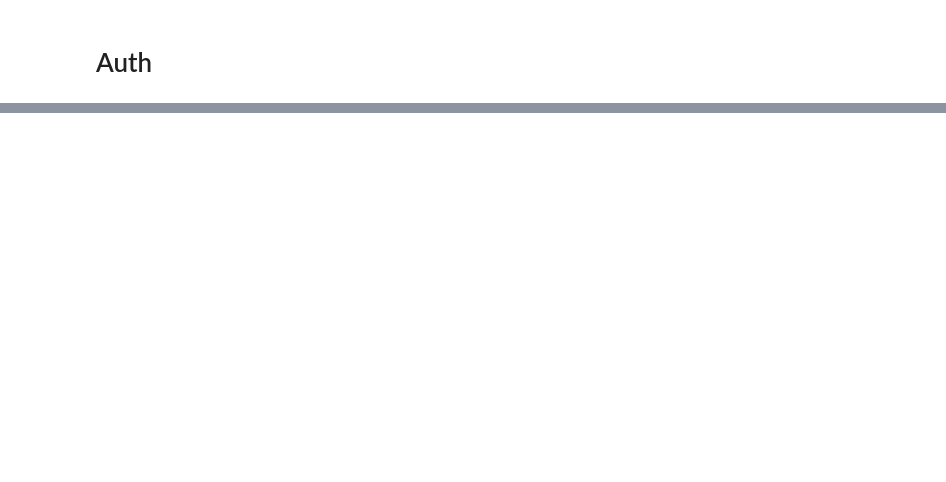
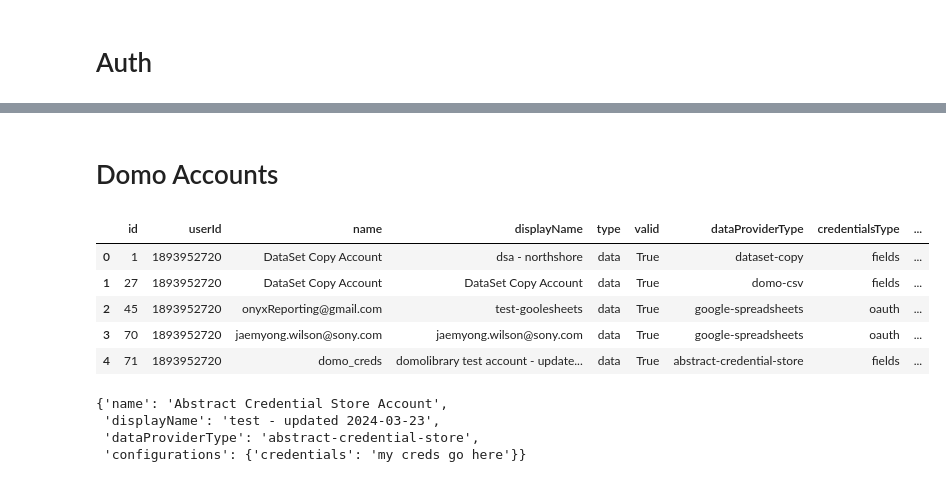
Before and after one commit to jaewilson07/domo-collab, a Jupyter notebook: Tut4 - Using Access Token Authentication and Updating Domo via API.ipynb, the cells around one changed output, grey strips where cells are left out. Drawn from its saved outputs; the diff is of its cells as text; code cells hidden in the pictures; blank space fills up the shorter version.

```diff
--- a/Tut4 - Using Access Token Authentication and Updating Domo via API.ipynb
+++ b/Tut4 - Using Access Token Authentication and Updating Domo via API.ipynb
@@ -29,5 +67,0 @@ import functions.errors as errors
-# %%
-creds = utils.get_account_credentials("username_password_auth", is_abstract_account=True)
-assert creds
-
-domo_instance = creds['DOMO_INSTANCE']
@@ -289,0 +74,26 @@ main()
+# %%
+from solutions.auth import get_session_token
+import os
+
+DOMO_INSTANCE = "domo-community"
+DOMO_USERNAME = os.environ["DOMO_USERNAME"]
+DOMO_PASSWORD = os.environ["DOMO_PASSWORD"]
+
+assert DOMO_USERNAME and DOMO_PASSWORD
+
+
+def get_instance_session_token(domo_username, domo_password, domo_instance):
+    return get_session_token(
+        domo_instance=domo_instance,
+        domo_password=domo_password,
+        domo_username=domo_username,
+    )
+
+
+test_session_token = get_instance_session_token(
+    domo_username=DOMO_USERNAME,
+    domo_password=DOMO_PASSWORD,
+    domo_instance=DOMO_INSTANCE,
+)
+
+assert test_session_token
@@ -289,0 +359,2 @@ main()
+# %% [markdown]
+# Domo Accounts
@@ -289,0 +381,44 @@ main()
+# %%
+res = get_accounts_v2(
+    domo_instance=DOMO_INSTANCE, session_token=test_session_token
+)
+pd.DataFrame(res.response[0:5])
+# %% [output]
+|  | id | userId | name | displayName | type | valid | dataProviderType | credentialsType | ... |
+| 0 | 1 | 1893952720 | DataSet Copy Account | dsa - northshore | data | True | dataset-copy | fields | ... |
+| 1 | 27 | 1893952720 | DataSet Copy Account | DataSet Copy Account | data | True | domo-csv | fields | ... |
+| 2 | 45 | 1893952720 | onyxReporting@gmail.com | test-goolesheets | data | True | google-spreadsheets | oauth | ... |
+| 3 | 70 | 1893952720 | jaemyong.wilson@sony.com | jaemyong.wilson@sony.com | data | True | google-spreadsheets | oauth | ... |
+| 4 | 71 | 1893952720 | domo_creds | domolibrary test account - update... | data | True | abstract-credential-store | fields | ... |
+# %%
+from solutions.accounts import generate_account__abstract_credential_store_body
+# import datetime as dt
+# import json
+
+
+# def generate_account__abstract_credential_store_body(
+#     account_name, credentials, is_timestamp: bool = True
+# ):
+
+#     # the API expects credentials to be type string, so conditionally convert dict to string
+#     if isinstance(credentials, dict):
+#         credentials = json.dumps(credentials)
+
+#     if is_timestamp:
+#         account_name = f"{account_name} - updated {dt.date.today()}"
+#     return {
+#         "name": "Abstract Credential Store Account",
+#         "displayName": account_name,
+#         "dataProviderType": "abstract-credential-store",
+#         "configurations": {"credentials": credentials},
+#     }
+
+
+generate_account__abstract_credential_store_body(
+    "test", "my creds go here", is_timestamp=True
+)
+# %% [output]
+{'name': 'Abstract Credential Store Account',
+ 'displayName': 'test - updated 2024-03-23',
+ 'dataProviderType': 'abstract-credential-store',
+ 'configurations': {'credentials': 'my creds go here'}}
```
Also changed, not shown: parts of 39 cells of this notebook, 20 other files.
